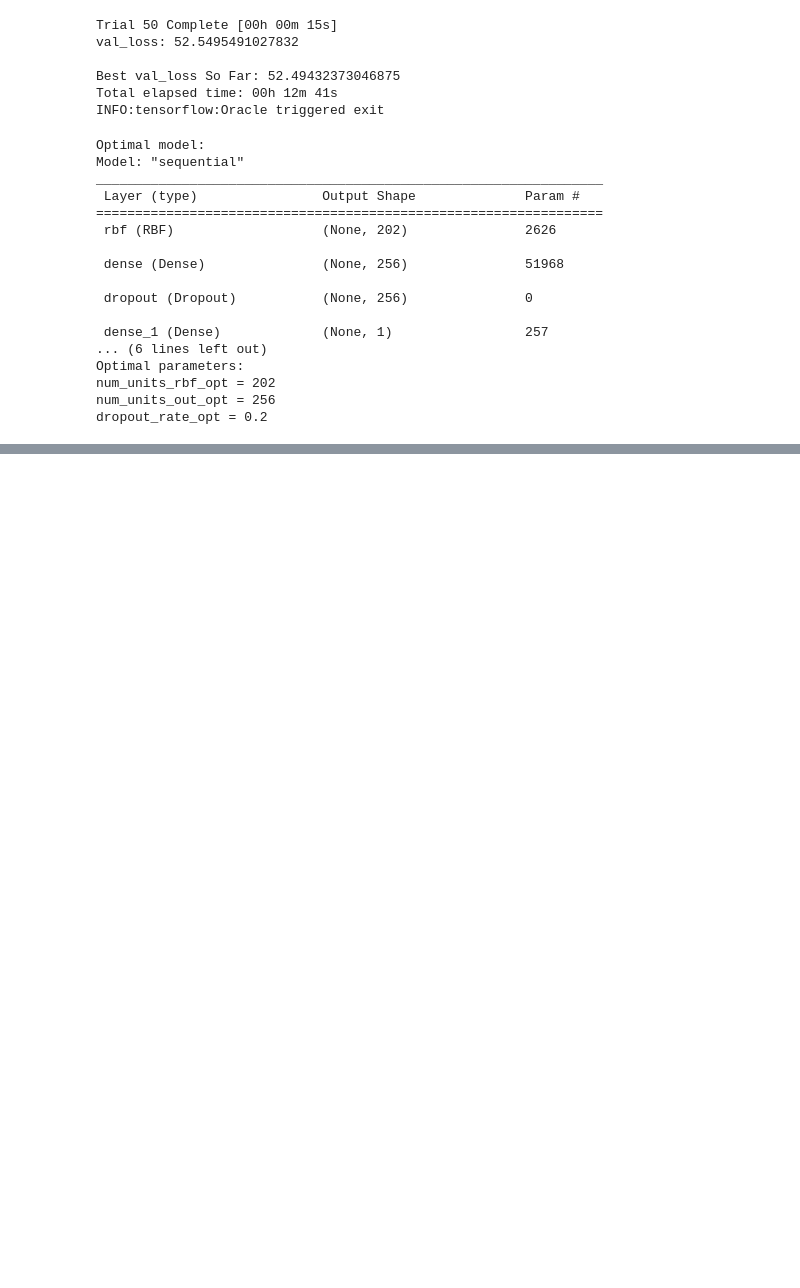
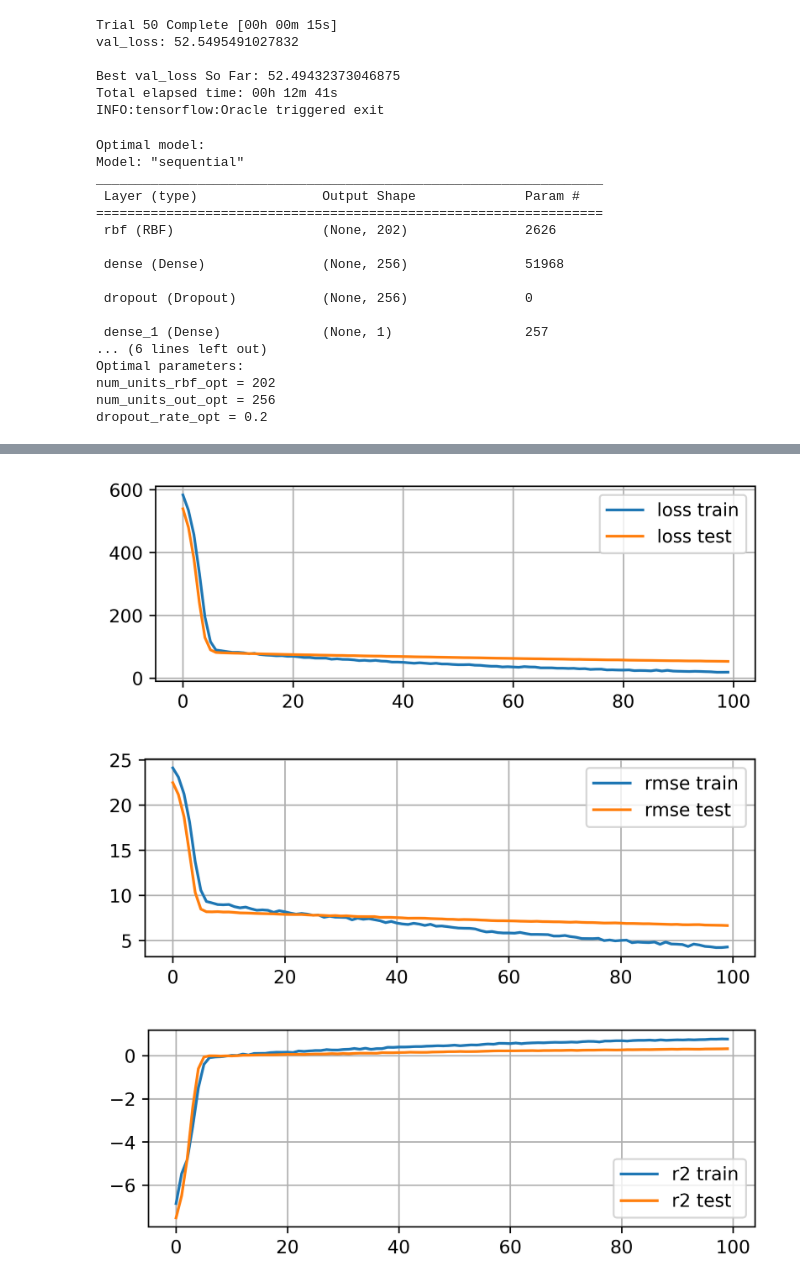
Before and after one commit to georgegito/rbf-reg, a Jupyter notebook: rbf_reg.ipynb, the cells around one changed output, grey strips where cells are left out. Cells and saved outputs as stored; diff of their text form; code cells hidden in the pictures; blank space fills up the shorter version.

```diff
--- a/rbf_reg.ipynb
+++ b/rbf_reg.ipynb
@@ -470,3 +470,15 @@ Optimal parameters:
 num_units_rbf_opt = 202
 num_units_out_opt = 256
 dropout_rate_opt = 0.2
+# %%
+num_units_rbf_opt = 202
+num_units_out_opt = 256
+dropout_rate_opt = 0.2
+
+best_model = keras.Sequential()
+best_model.add(Input(shape=(13,)))
+best_model.add(rbf_layer.RBF(num_units=num_units_rbf_opt, centers_initializer=utils.InitCentersKMeans(X_train)))
+best_model.add(keras.layers.Dense(units=num_units_out_opt, activation="relu"))
+best_model.add(keras.layers.Dropout(rate=dropout_rate_opt , seed=0))
+best_model.add(keras.layers.Dense(1, activation="relu"))
+best_model.summary()
@@ -472,0 +503,4 @@ dropout_rate_opt = 0.2
+# %%
+opt = keras.optimizers.SGD(learning_rate=0.001)
+best_model.compile(loss=tf.keras.losses.MeanSquaredError(), optimizer=opt, metrics=[utils.root_mean_squared_error, utils.coeff_determination])
+history = best_model.fit(X_train, y_train, epochs=100, validation_data=(X_test, y_test))
@@ -482,0 +535,37 @@ test_results = best_model.evaluate(X_test, y_test)
+# %%
+loss_train = history.history["loss"]
+loss_test = history.history["val_loss"]
+
+rmse_train = history.history["root_mean_squared_error"]
+rmse_test = history.history["val_root_mean_squared_error"]
+
+r2_train = history.history["coeff_determination"]
+r2_test = history.history["val_coeff_determination"]
+
+plt.ion()
+plt.figure(figsize=(6, 2), dpi=600)
+plt.plot(loss_train, label="loss train")
+plt.plot(loss_test, label="loss test")
+plt.legend()
+plt.grid()
+plt.show()
+
+plt.ion()
+plt.figure(figsize=(6, 2), dpi=600)
+plt.plot(rmse_train, label="rmse train")
+plt.plot(rmse_test, label="rmse test")
+plt.legend()
+plt.grid()
+plt.show()
+
+plt.ion()
+plt.figure(figsize=(6, 2), dpi=600)
+plt.plot(r2_train, label="r2 train")
+plt.plot(r2_test, label="r2 test")
+plt.legend()
+plt.grid()
+plt.show()
+# %% [output]
+[figure, added]
+[figure, added]
+[figure, added]
```
Also changed, not shown: parts of 4 cells of this notebook.
